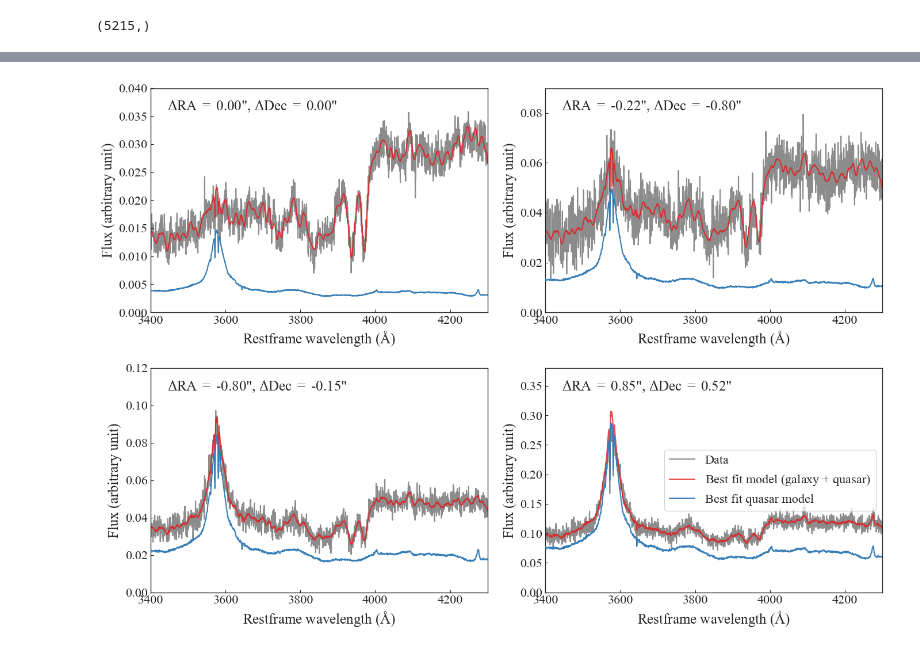
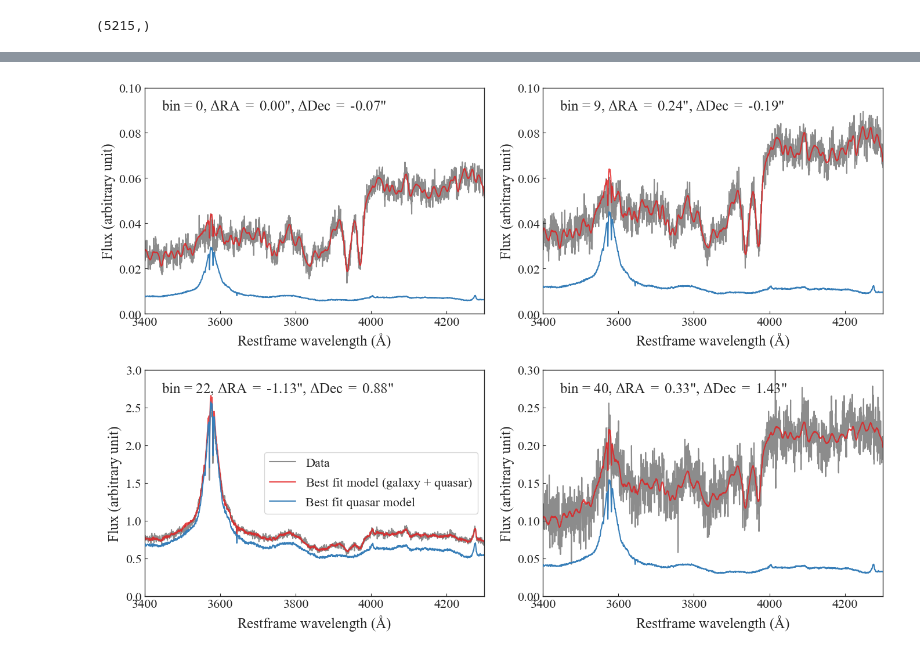
Before and after one commit to TDCOSMO/RXJ1131_KCWI, a Jupyter notebook: Plot spectra fitting.ipynb, the cells around one changed output, grey strips where cells are left out. Cells and saved outputs as stored; diff of their text form; code cells hidden in the pictures.

```diff
--- a/Plot spectra fitting.ipynb
+++ b/Plot spectra fitting.ipynb
@@ -28,7 +28,7 @@ import paperfig as pf
 
 pf.set_fontscale(2.)
 # %%
-libary_dir = '../all_dr2_fits_G789K012'
+libary_dir = '../kcwi_extractions/all_dr2_fits/'
 
 #KCWI mosaic datacube
 data_crop = fits.open('../kcwi_extractions/extracted_dispersions/KCWI_RXJ1131_icubes_mosaic_0.1457_crop.fits')
@@ -348,7 +348,7 @@ fig.tight_layout()
 # %% [output]
 [figure]
 # %%
-target_sn = 15
+target_sn = 24
 
 x, y, signal, noise_sig = np.loadtxt('../kcwi_extractions/extracted_dispersions/voronoi_2d_binning_KCWI_RXJ1131_icubes_mosaic_0.1457_arcsec_input.txt').T
 
@@ -411,7 +412,7 @@ plt.legend()
 # %%
 name = "KCWI_RXJ1131_icubes_mosaic_0.1457"
 
-voronoi_binning_data = fits.getdata('../kcwi_extractions/extracted_dispersions/' +'voronoi_binning_' + name + '_targetSN_15' + '_data.fits')
+voronoi_binning_data = fits.getdata('../kcwi_extractions/extracted_dispersions/' +'voronoi_binning_' + name + '_targetSN_{}'.format(target_sn) + '_data.fits')
 # %%
 voronoi_binning_data.shape
 # %% [output]
@@ -425,7 +426,7 @@ data_no_quasars = []
 noises = []
 skys = []
 
-bins = [0, 30, 60, 100]
+bins = [0, 9, 22, 40]
 
 for i in bins:
     data_no_quasar_, noise_, sky_ = remove_quasar_from_galaxy_deredshift(libary_dir,
@@ -522,7 +523,7 @@ Elapsed time in pPXF: 0.04 s
 # %%
 fig, axes = plt.subplots(nrows=2, ncols=2, figsize=(14, 10))
 
-yranges_up = [0.04, 0.09, 0.12, .38]
+yranges_up = [0.1, 0.1, 3, 0.3]
 yranges_down = [0, 0, 0, 0]
 
 for i in range(2):
@@ -534,33 +535,35 @@ for i in range(2):
 
         data = voronoi_binning_data[b, :]
         lin_axis_sky = np.linspace(lamRange1[0], lamRange1[1], data.size)
 
         ax.plot(lin_axis_sky, voronoi_binning_data[b, :], c=pf.cb_grey, label='Data', alpha=0.6)
         ax.plot(lin_axis_sky, data - noises[k], '-', c=pf.cb_red, label='Best fit model (galaxy $+$ quasar)', alpha=0.8)
         ax.plot(lin_axis_sky, skys[k], '-', c=pf.cb_blue, label='Best fit quasar model', zorder=10)
 #         ax.plot(lin_axis_sky, voronoi_binning_data[b, :] - skys[k], '-', c=pf.cb2_orange,
 #                  label=r'data $-$ quasar')
 #         ax.plot(lin_axis_sky, noises[k], '-', c=pf.cb2_emerald,
 #                  label=r'residual ($=$ data $-$ model)', zorder=-20)
         #ax.set_title('Removing quasar contribution from data', fontsize=14)
         #ax.legend(frameon=False)
         ax.set_xlabel(r'Restframe wavelength (${\rm \AA}$)')
         ax.set_ylabel('Flux (arbitrary unit)')
         ax.set_xlim(wave_min*10000, wave_max*10000)
         ax.set_ylim(yranges_down[k], yranges_up[k])
         ax.text(0.05, 0.9,
-                r'$\Delta$RA $=$ {:.2f}", $\Delta$Dec $=$ {:.2f}"'.format(xnode[b], ynode[b]),
+                r'bin = {}, $\Delta$RA $=$ {:.2f}", $\Delta$Dec $=$ {:.2f}"'.format(b, xnode[b], ynode[b]),
                 #'a',
                 transform=ax.transAxes
                )
+        if k == 2:
+            ax.legend(loc='center right')
         #ax.axvspan(xmin=3985, xmax=4085, color=pf.cb_purple, zorder=30, alpha=0.2)
         #ax.set_yticks([])
 
 fig.tight_layout()
-plt.legend(loc='center right')
+
 
 # fig.savefig('/Users/ajshajib/Dropbox/Papers_Proposals/rxj1131_kcwi/figures/spectra_fitting.pdf',
 #             bbox_inches='tight'
 #            )
 # %% [output]
-[figure, old version]
+[figure, new version]
```
Also changed, not shown: parts of 6 cells of this notebook, 25 other files.
